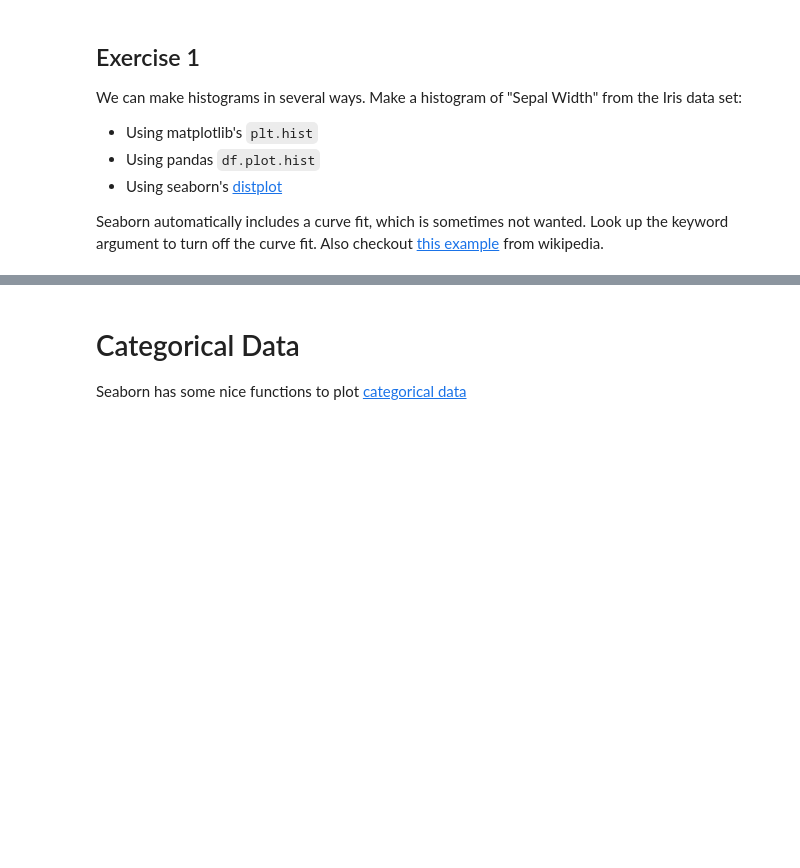
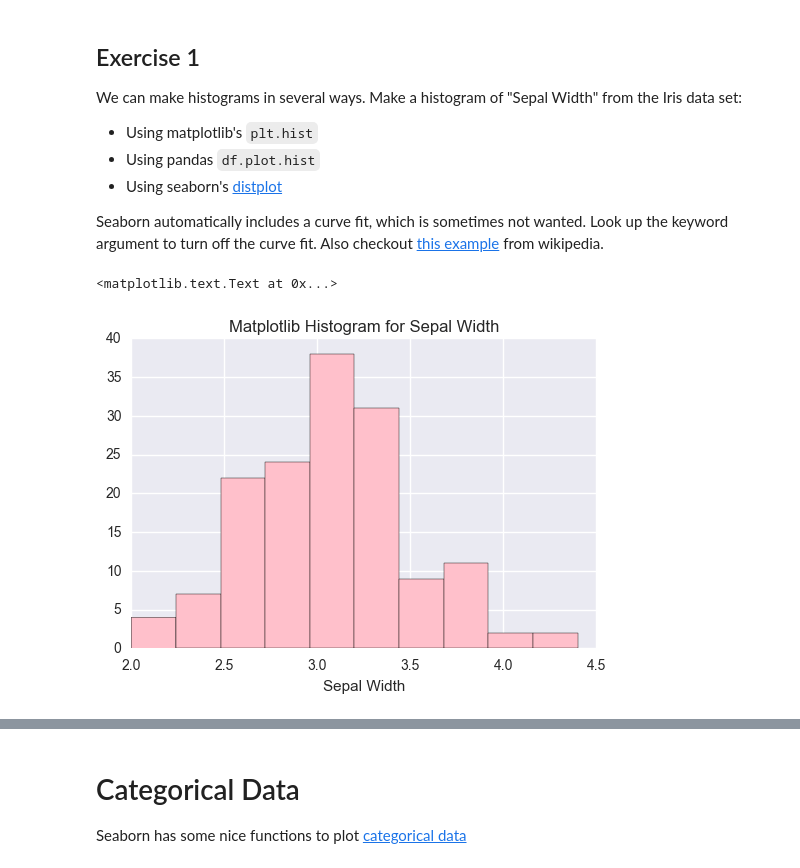
Before and after one commit to hhenningsg/Hannah-DS4, a Jupyter notebook: lessons/lesson-05/code/Data Visualization Lab.ipynb, the cells around one changed output, grey strips where cells are left out. Drawn from its saved outputs; the diff is of its cells as text; code cells hidden in the pictures; blank space fills up the shorter version.

```diff
--- a/lessons/lesson-05/code/Data Visualization Lab.ipynb
+++ b/lessons/lesson-05/code/Data Visualization Lab.ipynb
@@ -153,3 +146,11 @@ We can make histograms in several ways. Make a histogram of "Sepal Width" from t
 * Using seaborn's [distplot](https://stanford.edu/~mwaskom/software/seaborn/tutorial/distributions.html)
 
 Seaborn automatically includes a curve fit, which is sometimes not wanted. Look up the keyword argument to turn off the curve fit. Also checkout [this example](https://en.wikipedia.org/wiki/File:Fisher_iris_versicolor_sepalwidth.svg) from wikipedia.
+# %%
+#matplotlib - for more flexibility
+plt.hist(df.sepal_width, color = 'pink')
+plt.xlabel("Sepal Width")
+plt.title("Matplotlib Histogram for Sepal Width")
+# %% [output]
+<matplotlib.text.Text at 0x...>
+[figure, added]
```
Also changed, not shown: parts of 9 cells of this notebook, 2 other files.
